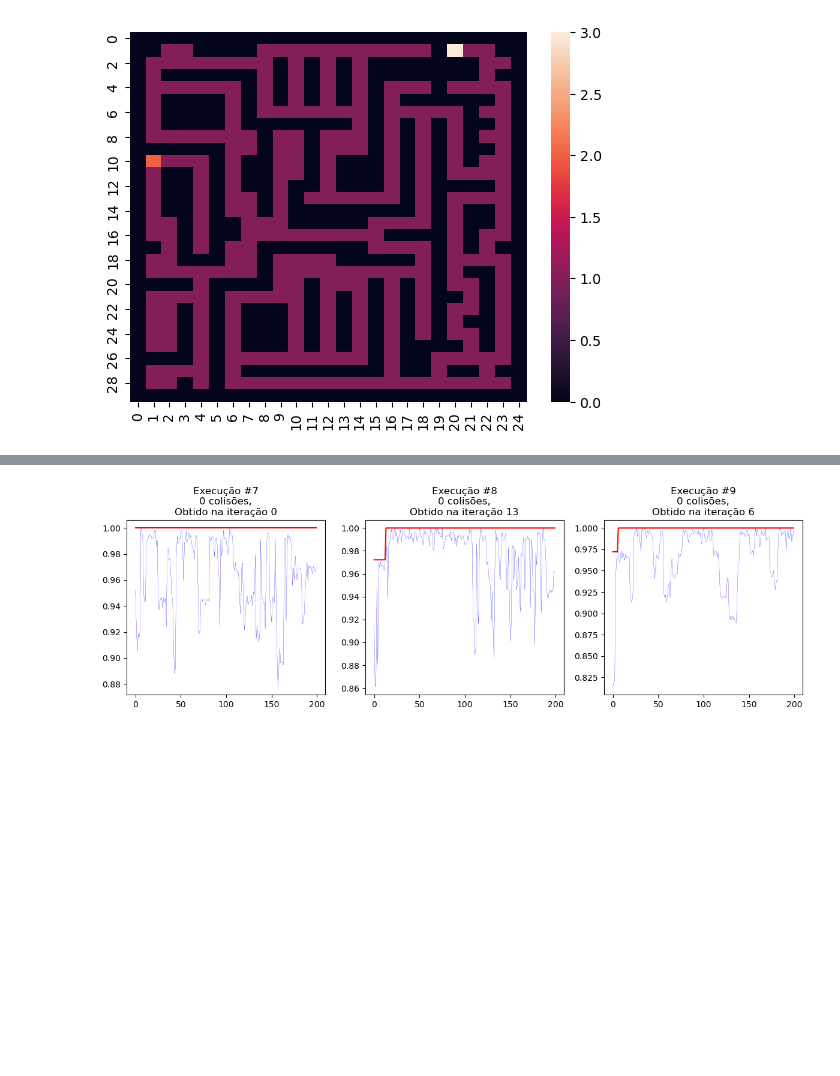
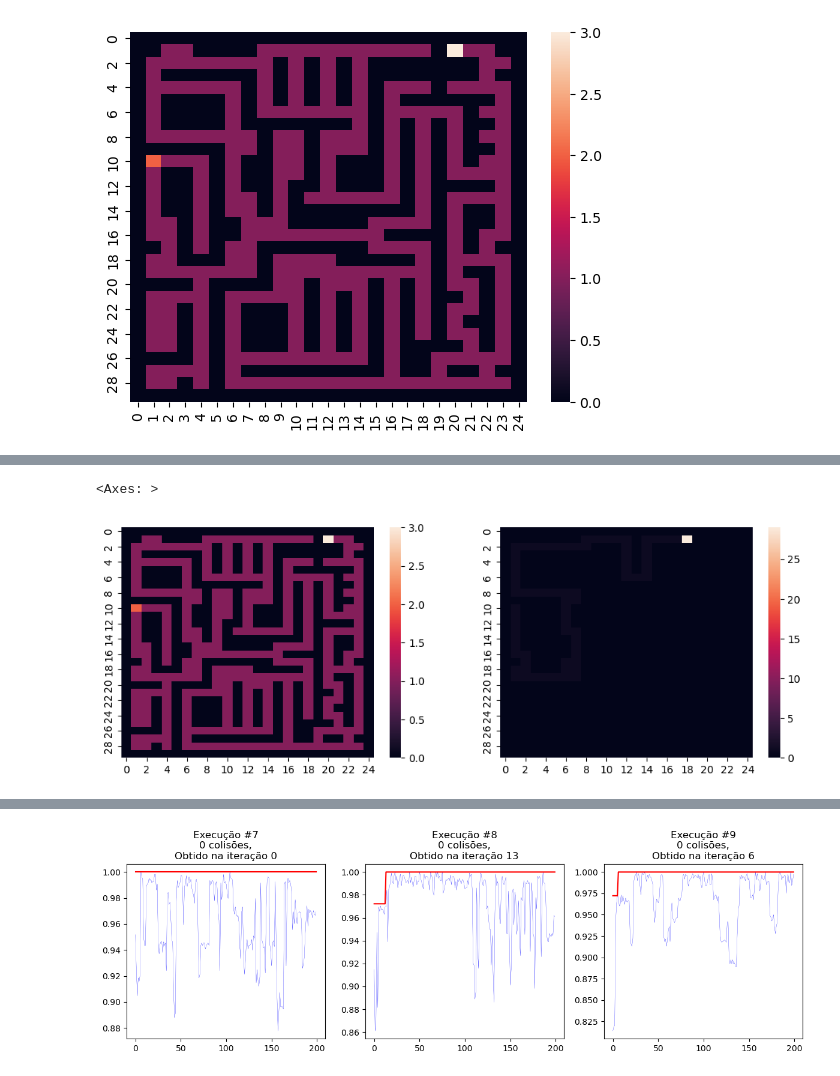
Before and after one commit to ThiagoBrandenburg/Implementacoes-IA, a Jupyter notebook: AlgoritmoGenetico/nb_labirinto.ipynb, the cells around one changed output, grey strips where cells are left out. Saved outputs shown, nothing was run; the diff lists cells and outputs as text; code cells hidden in the pictures; blank space fills up the shorter version.

```diff
--- a/AlgoritmoGenetico/nb_labirinto.ipynb
+++ b/AlgoritmoGenetico/nb_labirinto.ipynb
@@ -73,0 +65,10 @@ problem.set_problem(config)
+# %%
+ambiente.run()
+# %%
+x = problem.decode(ambiente.population[0])
+fig, axes = plt.subplots(1,2,figsize=(12,4))
+sns.heatmap(mapa,ax=axes[0])
+sns.heatmap(np.array([[problem.decode(ambiente.elite_population[0]).count((i,j)) for j in range(mapa.shape[1])] for i in range(mapa.shape[0])]), ax=axes[1])
+# %% [output]
+<Axes: >
+[figure, added]
```
Also changed, not shown: parts of 8 cells of this notebook, 4 other files.
